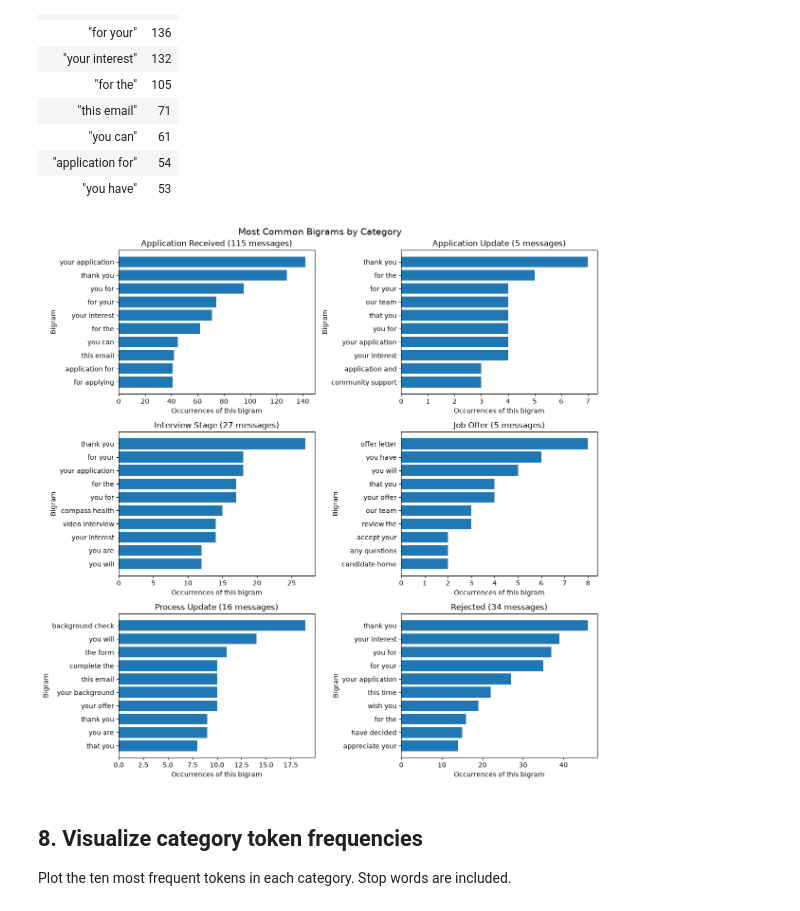
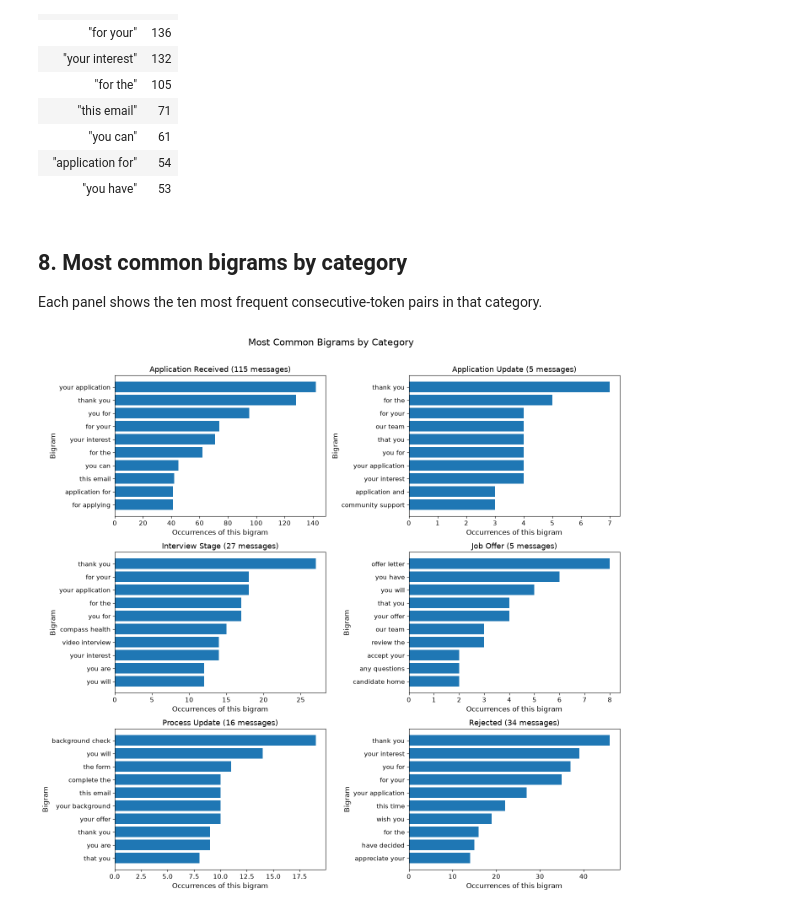
Before and after one commit to ajaneh/nlp-03-text-exploration-context, a Jupyter notebook: notebooks/nlp_corpus_heyert.ipynb, the cells around one changed output. Drawn from its saved outputs; the diff is of its cells as text; code cells hidden in the pictures.

```diff
--- a/notebooks/nlp_corpus_heyert.ipynb
+++ b/notebooks/nlp_corpus_heyert.ipynb
@@ -203,6 +203,6 @@ Compare unfiltered token counts within each message category and collect the ten
 # %%
 category_freq_df: pl.DataFrame = (
-    token_df.group_by(["category", "token"])
+    filtered_df.group_by(["category", "token"])
     .len()
     .sort(["category", "len", "token"], descending=[False, True, False])
 )
@@ -223,0 +228,20 @@ shape: (10, 3)
+# %%
+categories = category_freq_df["category"].unique().sort().to_list()
+columns = 2
+rows = (len(categories) + columns - 1) // columns
+fig, axes = plt.subplots(rows, columns, figsize=(14, 4.5 * rows), squeeze=False)
+for ax, category in zip(axes.flat, categories):
+    plot_df = (
+        category_freq_df.filter(pl.col("category") == category).head(10).sort("len")
+    )
+    ax.barh(plot_df["token"].to_list(), plot_df["len"].to_list())
+    ax.set_title(category.replace("_", " ").title(), fontsize=13)
+    ax.set_xlabel("Occurrences of this token", fontsize=12)
+    ax.set_ylabel("Token", fontsize=12)
+    ax.tick_params(labelsize=11)
+for ax in axes.flat[len(categories) :]:
+    ax.set_visible(False)
+fig.suptitle("Most Frequent Tokens by Category", fontsize=16)
+fig.tight_layout(rect=(0, 0, 1, 0.97))
+plt.savefig(PLOT_PATH / "tokens_by_category.png", dpi=200, bbox_inches="tight")
+plt.show()
@@ -307,39 +333,38 @@ shape: (10, 2)
 | "you can" | 61 |
 | "application for" | 54 |
 | "you have" | 53 |
+# %% [markdown]
+## 8. Most common bigrams by category
+
+Each panel shows the ten most frequent consecutive-token pairs in that category.
 # %%
-## 7a. Visualize Bigrams Per Category
-
-
 categories = bigram_df["category"].unique().sort().to_list()
 columns = 2
 rows = (len(categories) + columns - 1) // columns
-fig, axes = plt.subplots(rows, columns, figsize=(12, 4 * rows), squeeze=False)
+fig, axes = plt.subplots(rows, columns, figsize=(14, 4.5 * rows), squeeze=False)
 for ax, category in zip(axes.flat, categories):
     plot_df = (
         bigram_df.filter(pl.col("category") == category)
         .group_by("bigram")
         .len()
         .sort(["len", "bigram"], descending=[True, False])
         .head(10)
         .sort("len")
     )
     ax.barh(plot_df["bigram"].to_list(), plot_df["len"].to_list())
     number_of_messages = df_corpus.filter(pl.col("category") == category).height
     ax.set_title(
-        f"{category.replace('_', ' ').title()} ({number_of_messages} messages)"
+        f"{category.replace('_', ' ').title()} ({number_of_messages} messages)",
+        fontsize=13,
     )
-    ax.set_xlabel("Occurrences of this bigram")
-    ax.set_ylabel("Bigram")
+    ax.set_xlabel("Occurrences of this bigram", fontsize=12)
+    ax.set_ylabel("Bigram", fontsize=12)
+    ax.tick_params(labelsize=11)
 for ax in axes.flat[len(categories) :]:
     ax.set_visible(False)
-fig.suptitle("Most Common Bigrams by Category", fontsize=14)
-fig.tight_layout()
-plt.savefig(PLOT_PATH / "bigram_comparison.png")
+fig.suptitle("Most Common Bigrams by Category", fontsize=16)
+fig.tight_layout(rect=(0, 0, 1, 0.97))
+plt.savefig(PLOT_PATH / "bigram_comparison.png", dpi=200, bbox_inches="tight")
 plt.show()
 # %% [output]
-[figure, old version]
+[figure, new version]
-# %% [markdown]
-## 8. Visualize category token frequencies
-
-Plot the ten most frequent tokens in each category. Stop words are included.
```
Also changed, not shown: parts of 19 cells of this notebook, 10 other files.
